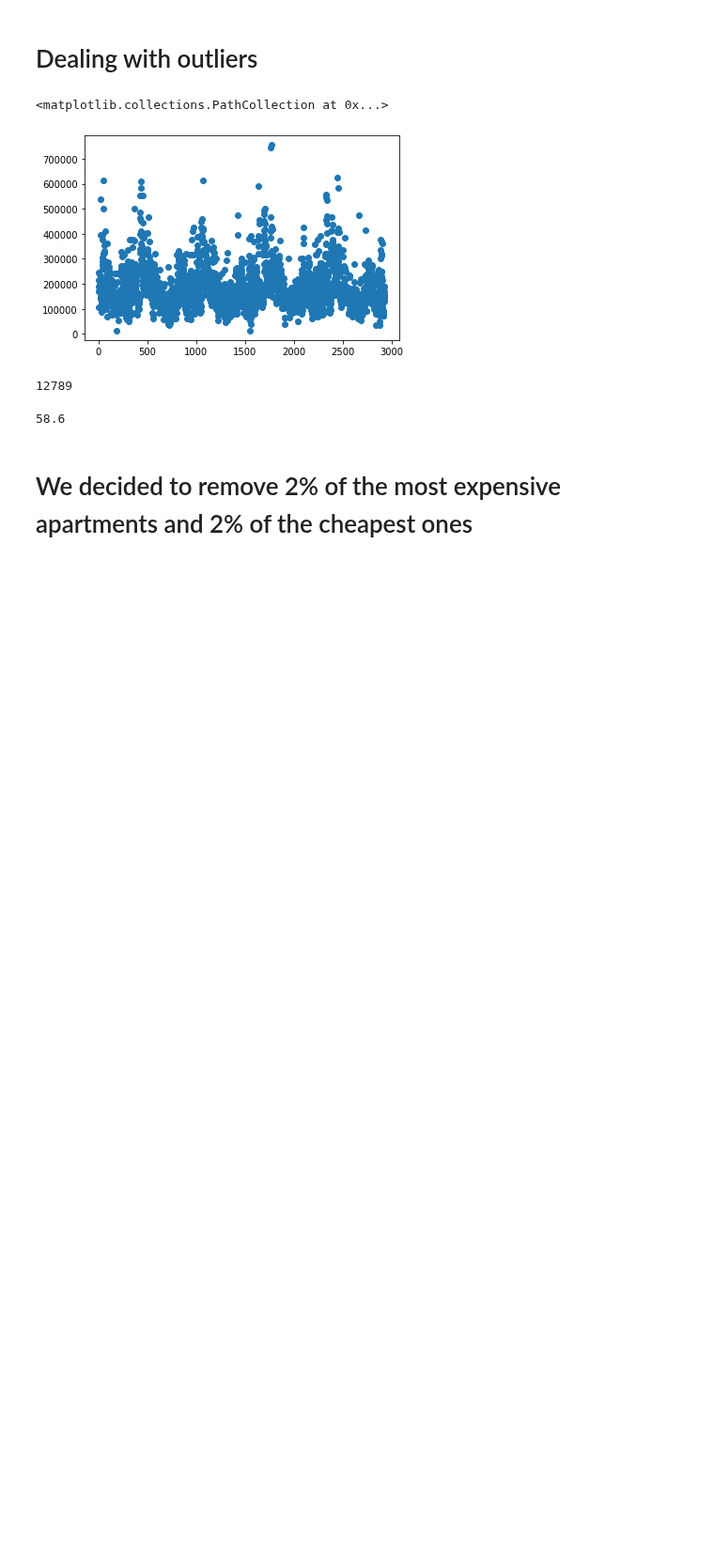
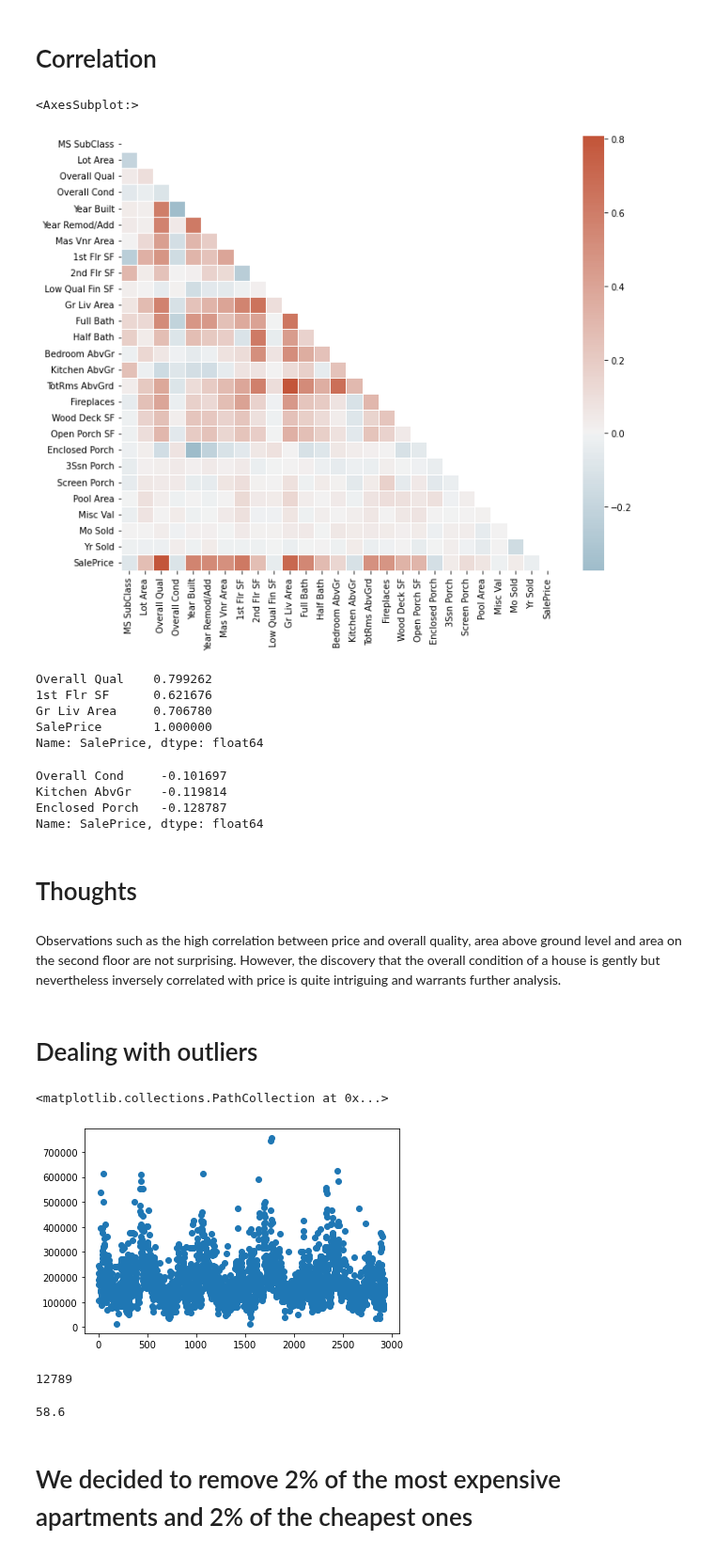
Before and after one commit to KacperChmura1/House-Price, a Jupyter notebook: ML.ipynb, the cells around one changed output. Shown at 94% size. Saved outputs shown, nothing was run; the diff lists cells and outputs as text; code cells hidden in the pictures; blank space fills up the shorter version.

Commit message:
Develope Correlation and RidgeRegression analyse

```diff
--- a/ML.ipynb
+++ b/ML.ipynb
@@ -11,3 +23,43 @@ raw_df = pd.read_csv("data\CleanData.csv", index_col=0)
+# %% [markdown]
+# Correlation
+# %%
+corr = raw_df.corr()
+
+# Generate a mask for the upper triangle
+mask = np.triu(np.ones_like(corr, dtype=bool))
+
+# Set up the matplotlib figure
+f, ax = plt.subplots(figsize=(11, 9))
+
+# Generate a custom diverging colormap
+cmap = sns.diverging_palette(230, 20, as_cmap=True)
+
+# Draw the heatmap with the mask and correct aspect ratio
+sns.heatmap(corr, mask=mask, cmap=cmap, center=0,
+            square=True, linewidths=.5)
+# %% [output]
+<AxesSubplot:>
+[figure, added]
+# %%
+corr["SalePrice"][corr["SalePrice"] > 0.60]
+# %% [output]
+Overall Qual    0.799262
+1st Flr SF      0.621676
+Gr Liv Area     0.706780
+SalePrice       1.000000
+Name: SalePrice, dtype: float64
+# %%
+corr["SalePrice"][corr["SalePrice"] < -0.1]
+# %% [output]
+Overall Cond     -0.101697
+Kitchen AbvGr    -0.119814
+Enclosed Porch   -0.128787
+Name: SalePrice, dtype: float64
+# %% [markdown]
+# Thoughts
+# %% [markdown]
+Observations such as the high correlation between price and overall quality, area above ground level and area on the second floor are not surprising.
+However, the discovery that the overall condition of a house is gently but nevertheless inversely correlated with price is quite intriguing and warrants further analysis.
 # %% [markdown]
 # Dealing with outliers
 # %%
```
Also changed, not shown: parts of 21 cells of this notebook.
